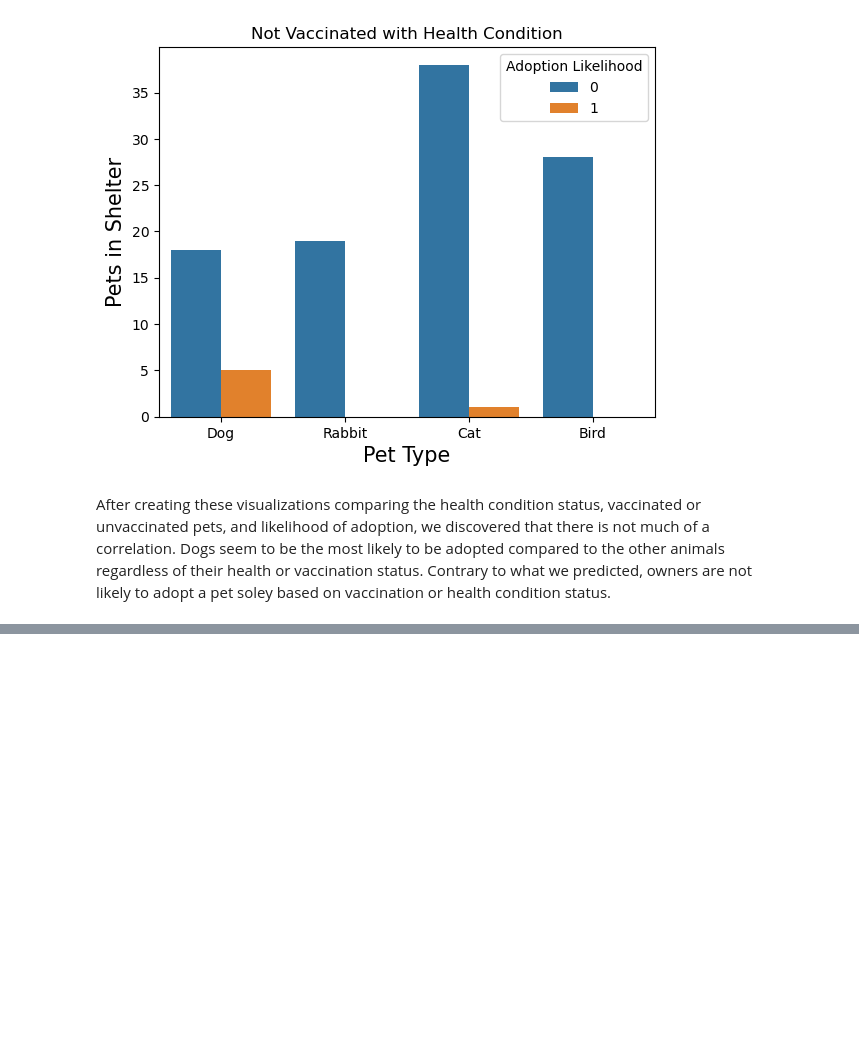
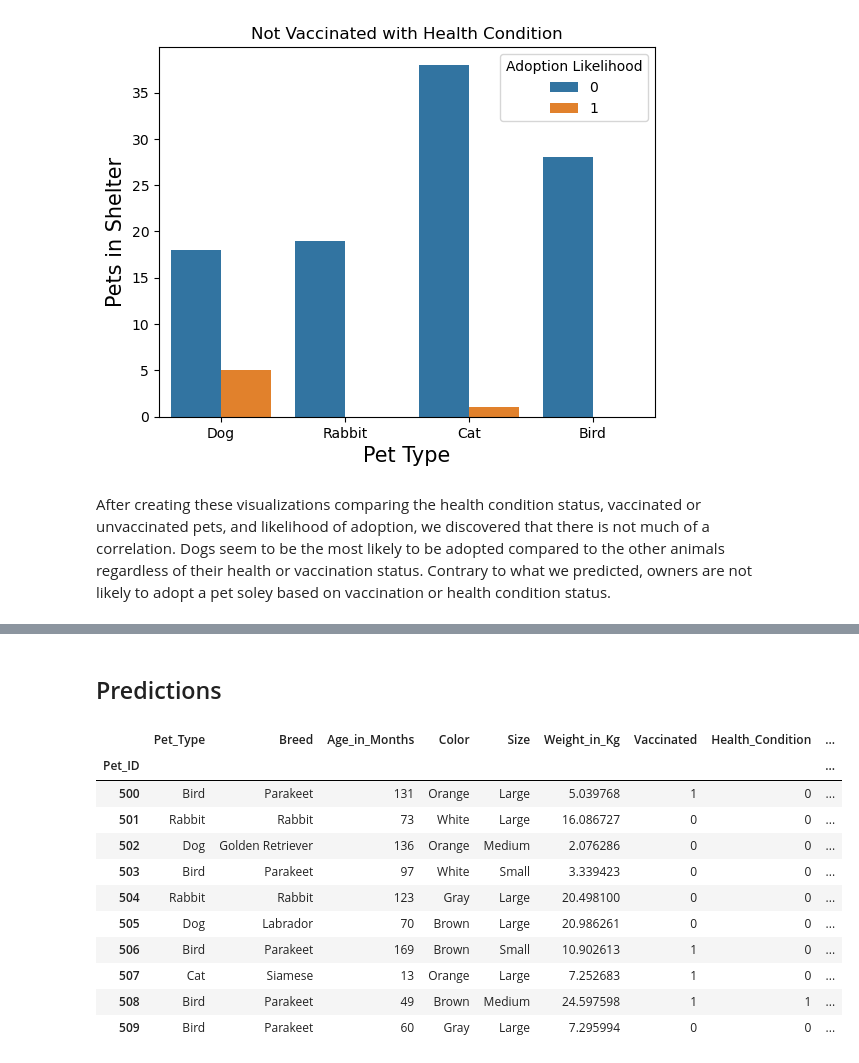
Before and after one commit to alexis4441/Project4Group2, a Jupyter notebook: Project4Group2Clean.ipynb, the cells around one changed output, grey strips where cells are left out. Cells and saved outputs as stored; diff of their text form; code cells hidden in the pictures; blank space fills up the shorter version.

```diff
--- a/Project4Group2Clean.ipynb
+++ b/Project4Group2Clean.ipynb
@@ -314,0 +334,22 @@ After creating these visualizations comparing the health condition status, vacci
+# %% [markdown]
+## Predictions
+# %%
+# Load the data into a Pandas DataFrame
+df_pet_adoption = pd.read_csv(
+    "Output/pet_adoption_renamed.csv", index_col="Pet_ID")
+
+# Display sample data
+df_pet_adoption.head(10)
+# %% [output]
+|  | Pet_Type | Breed | Age_in_Months | Color | Size | Weight_in_Kg | Vaccinated | Health_Condition | ... |
+| Pet_ID |  |  |  |  |  |  |  |  | ... |
+| 500 | Bird | Parakeet | 131 | Orange | Large | 5.039768 | 1 | 0 | ... |
+| 501 | Rabbit | Rabbit | 73 | White | Large | 16.086727 | 0 | 0 | ... |
+| 502 | Dog | Golden Retriever | 136 | Orange | Medium | 2.076286 | 0 | 0 | ... |
+| 503 | Bird | Parakeet | 97 | White | Small | 3.339423 | 0 | 0 | ... |
+| 504 | Rabbit | Rabbit | 123 | Gray | Large | 20.498100 | 0 | 0 | ... |
+| 505 | Dog | Labrador | 70 | Brown | Large | 20.986261 | 0 | 0 | ... |
+| 506 | Bird | Parakeet | 169 | Brown | Small | 10.902613 | 1 | 0 | ... |
+| 507 | Cat | Siamese | 13 | Orange | Large | 7.252683 | 1 | 0 | ... |
+| 508 | Bird | Parakeet | 49 | Brown | Medium | 24.597598 | 1 | 1 | ... |
+| 509 | Bird | Parakeet | 60 | Gray | Large | 7.295994 | 0 | 0 | ... |
```
Also changed, not shown: parts of 58 cells of this notebook.
